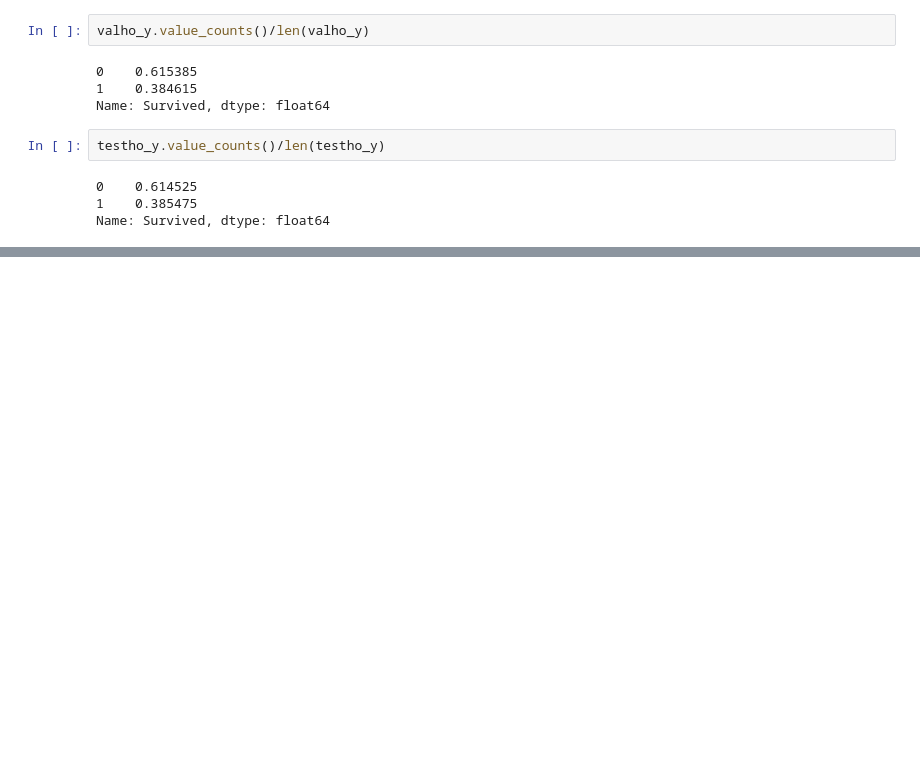
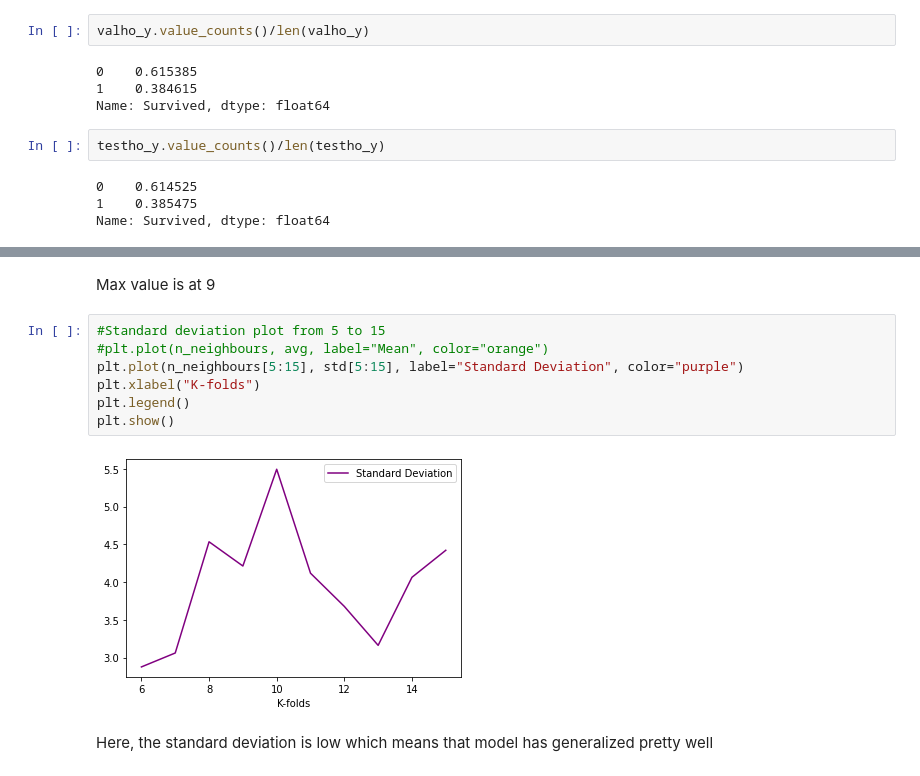
Before and after one commit to Neelam-Singhal/Model-Selection, a Jupyter notebook: modelselection.ipynb, the cells around one changed output, grey strips where cells are left out. Drawn from its saved outputs; the diff is of its cells as text; blank space fills up the shorter version.

```diff
--- a/modelselection.ipynb
+++ b/modelselection.ipynb
@@ -262,0 +365,13 @@ Name: Survived, dtype: float64
+# %% [markdown]
+Max value is at 9
+# %%
+#Standard deviation plot from 5 to 15
+#plt.plot(n_neighbours, avg, label="Mean", color="orange")
+plt.plot(n_neighbours[5:15], std[5:15], label="Standard Deviation", color="purple")
+plt.xlabel("K-folds")
+plt.legend()
+plt.show()
+# %% [output]
+[figure, added]
+# %% [markdown]
+Here, the standard deviation is low which means that model has generalized pretty well
```
Also changed, not shown: parts of 20 cells of this notebook.
